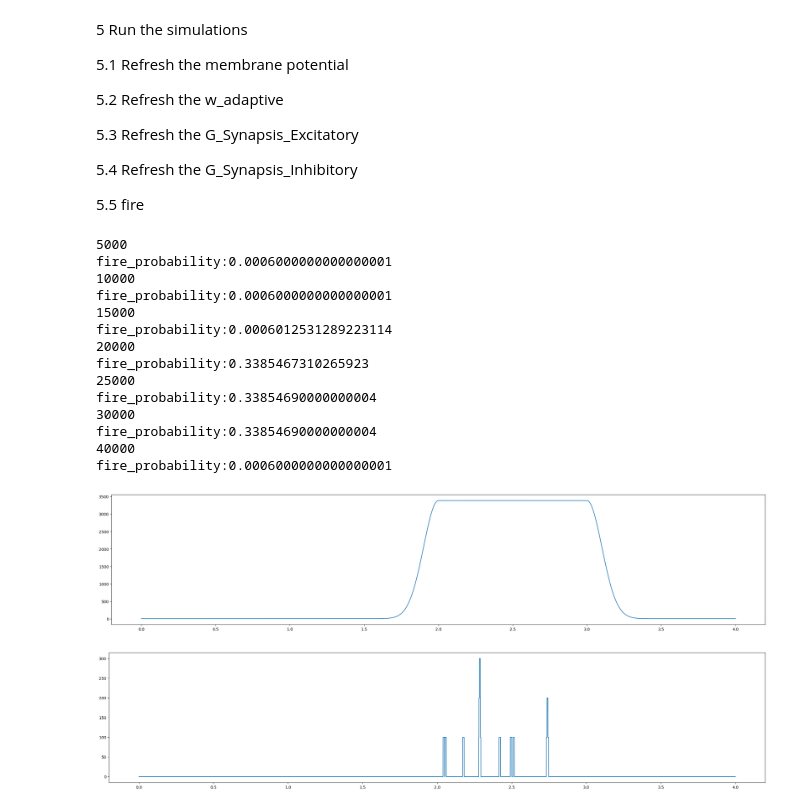
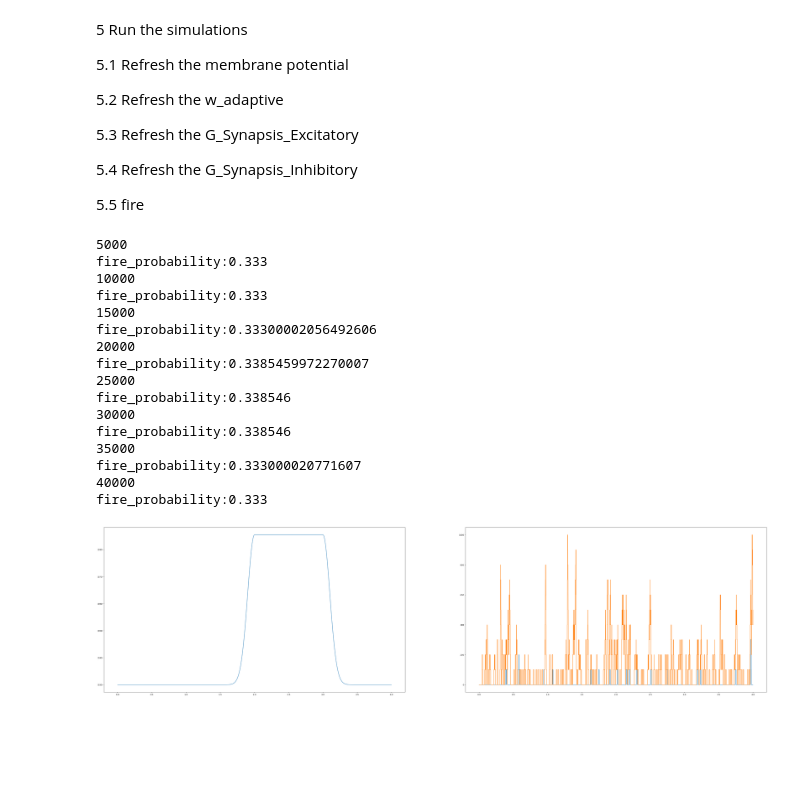
Before and after one commit to RogersSccot/17_BBQ, a Jupyter notebook: Seizure_Ref/My_AdEx_Network_Plot/My_AdEx_Network_2_10_Old_Total.ipynb, the cells around one changed output. Drawn from its saved outputs; the diff is of its cells as text; code cells hidden in the pictures; blank space fills up the shorter version.

```diff
--- a/Seizure_Ref/My_AdEx_Network_Plot/My_AdEx_Network_2_10_Old_Total.ipynb
+++ b/Seizure_Ref/My_AdEx_Network_Plot/My_AdEx_Network_2_10_Old_Total.ipynb
@@ -215,7 +215,7 @@ for neuron_front in P2_Group:
 # %% [markdown]
 4 Generate the input data
 # %%
-AmpStim=+3379.469  #80. #92.
+AmpStim=3385.46  #80. #92.
 plat = 1000
 def heaviside(x):
     return 0.5 * (1 + np.sign(x))
@@ -233,10 +233,10 @@ t2 = np.arange(0, 1000*TotTime, 1000*dt)
 test_input = []
 # 输入的噪声强度
 TauP=100
-rest=2000
+rest=3330
 # 将时间点，噪声，输入刺激，输入刺激的平台期产生对应时间的脉冲
 for ji in t2:
-    test_input.append(6+input_rate(ji, 2000., TauP, TauP, AmpStim, plat))
+    test_input.append(rest+input_rate(ji, 2000., TauP, TauP, AmpStim-rest, plat))
 plt.figure(figsize=(30,6))
 plt.plot(time_sim, test_input)
 # %% [output]
@@ -294,29 +294,29 @@ for tick_time in np.arange(0, TotTime, dt):
     fire2_result_bin.append(bin_data(fire2_result))
 # %% [output]
 5000
-fire_probability:0.0006000000000000001
+fire_probability:0.333
 10000
-fire_probability:0.0006000000000000001
+fire_probability:0.333
 15000
-fire_probability:0.0006012531289223114
+fire_probability:0.33300002056492606
 20000
-fire_probability:0.3385467310265923
+fire_probability:0.3385459972270007
 25000
-fire_probability:0.33854690000000004
+fire_probability:0.338546
 30000
-fire_probability:0.33854690000000004
+fire_probability:0.338546
+35000
+fire_probability:0.333000020771607
 40000
-fire_probability:0.0006000000000000001
+fire_probability:0.333
 # %%
-plt.figure(figsize=(30,6))
-plt.plot(time_sim, test_input)
-# plt.savefig("Seizure_Ref/My_AdEx_Network_Plot/My_AdEx_Network/AdEx_input"+"_rest_"+str(rest)+"_AmpStim_"+str(AmpStim)+"_TauP_"+str(TauP)+".png")
-plt.savefig("My_AdEx_Network/AdEx_input"+"_rest_"+str(rest)+"_AmpStim_"+str(AmpStim)+"_TauP_"+str(TauP)+".png")
+fig1=plt.figure(figsize=(60,15))
+ax1=fig1.add_subplot(121)
+ax2=fig1.add_subplot(122)
+
+ax1.plot(time_sim, test_input)
+ax2.plot(time_sim, fire1_result_bin)
+ax2.plot(time_sim, fire2_result_bin)
+plt.savefig("My_AdEx_Network/AdEx_i12"+"_rest_"+str(rest)+"_AmpStim_"+str(AmpStim)+"_TauP_"+str(TauP)+"O.png")
 # %% [output]
-[figure, old version]
+[figure, new version]
-# %%
-plt.figure(figsize=(30,6))
-plt.plot(time_sim, fire1_result_bin)
-plt.savefig("My_AdEx_Network/AdEx_input"+"_rest_"+str(rest)+"_AmpStim_"+str(AmpStim)+"_TauP_"+str(TauP)+".png")
-# %% [output]
-[figure, removed]
```
Also changed, not shown: parts of 2 cells of this notebook, 8 other files.
